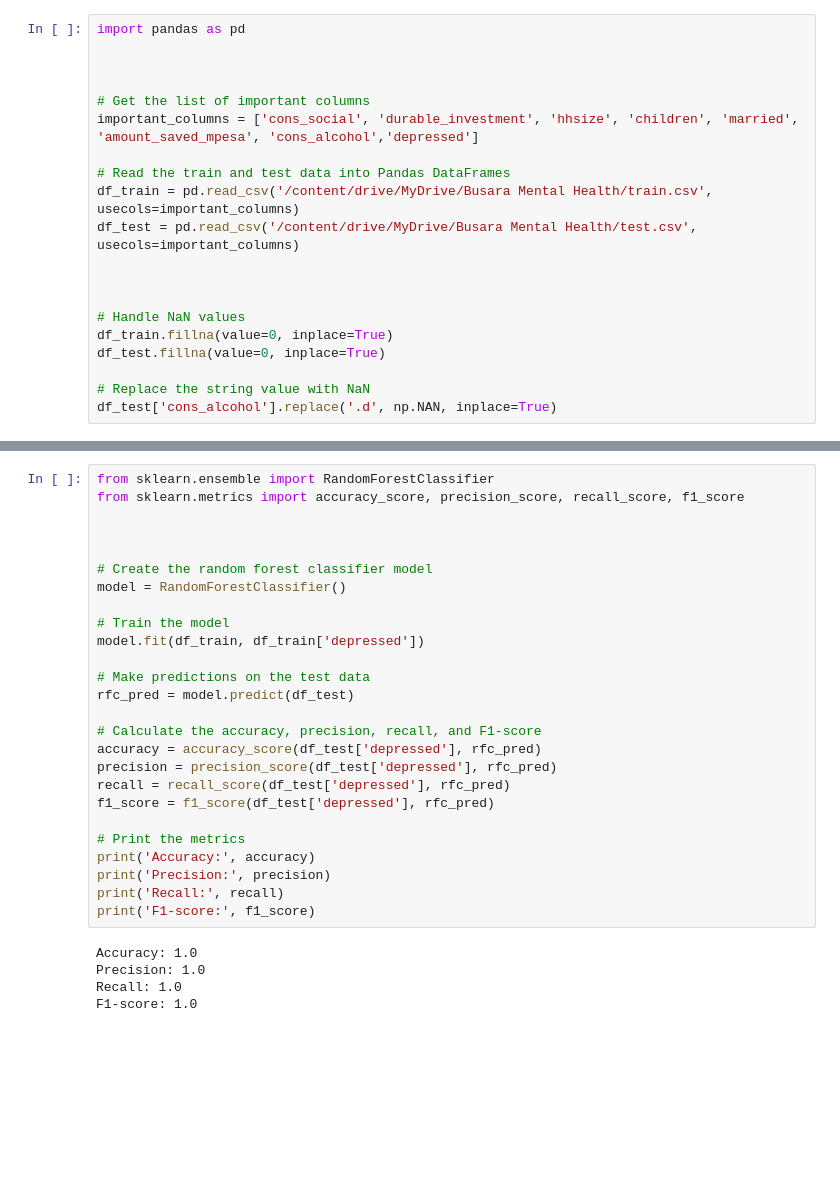
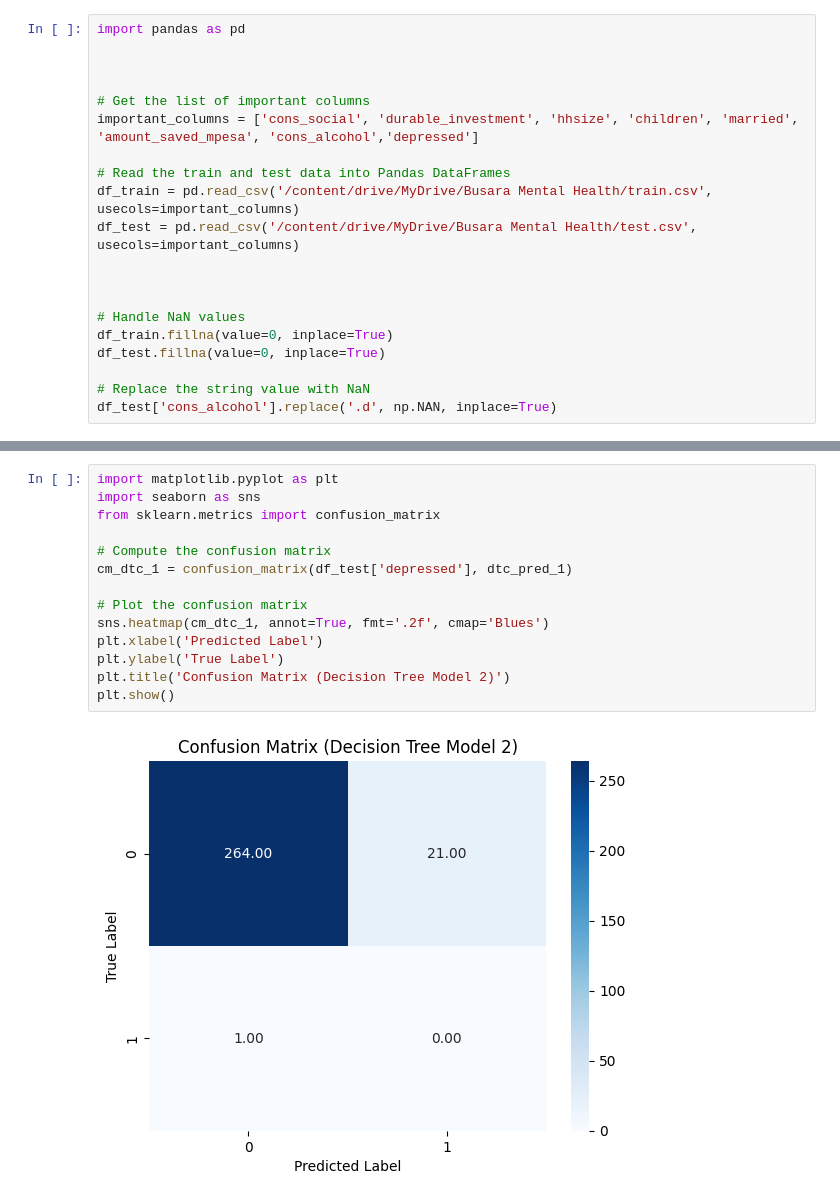
Before and after one commit to WilkinsKimori/UEL-CN-7000-46613, a Jupyter notebook: Real_Code_Running.ipynb, the cells around one changed output, grey strips where cells are left out. Saved outputs shown, nothing was run; the diff lists cells and outputs as text; blank space fills up the shorter version.

```diff
--- a/Real_Code_Running.ipynb
+++ b/Real_Code_Running.ipynb
@@ -637,31 +626,16 @@ plt.show()
-# %%
-from sklearn.ensemble import RandomForestClassifier
-from sklearn.metrics import accuracy_score, precision_score, recall_score, f1_score
-
-
-
-# Create the random forest classifier model
-model = RandomForestClassifier()
-
-# Train the model
-model.fit(df_train, df_train['depressed'])
-
-# Make predictions on the test data
-rfc_pred = model.predict(df_test)
-
-# Calculate the accuracy, precision, recall, and F1-score
-accuracy = accuracy_score(df_test['depressed'], rfc_pred)
-precision = precision_score(df_test['depressed'], rfc_pred)
-recall = recall_score(df_test['depressed'], rfc_pred)
-f1_score = f1_score(df_test['depressed'], rfc_pred)
-
-# Print the metrics
-print('Accuracy:', accuracy)
-print('Precision:', precision)
-print('Recall:', recall)
-print('F1-score:', f1_score)
-# %% [output]
-Accuracy: 1.0
-Precision: 1.0
-Recall: 1.0
-F1-score: 1.0
+# %%
+import matplotlib.pyplot as plt
+import seaborn as sns
+from sklearn.metrics import confusion_matrix
+
+# Compute the confusion matrix
+cm_dtc_1 = confusion_matrix(df_test['depressed'], dtc_pred_1)
+
+# Plot the confusion matrix
+sns.heatmap(cm_dtc_1, annot=True, fmt='.2f', cmap='Blues')
+plt.xlabel('Predicted Label')
+plt.ylabel('True Label')
+plt.title('Confusion Matrix (Decision Tree Model 2)')
+plt.show()
+# %% [output]
+[figure, added]
```
Also changed, not shown: parts of 23 cells of this notebook.
